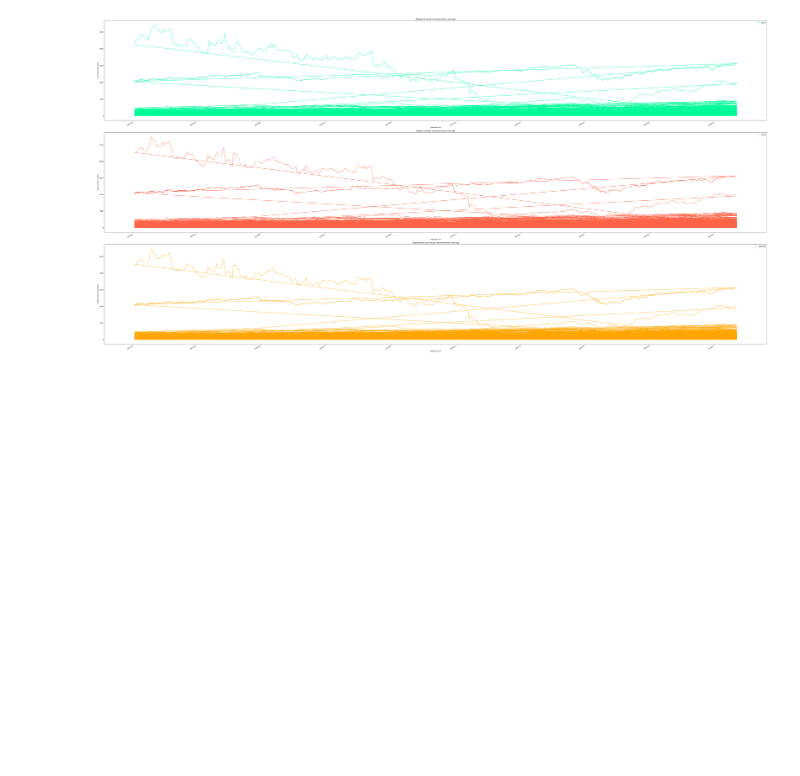
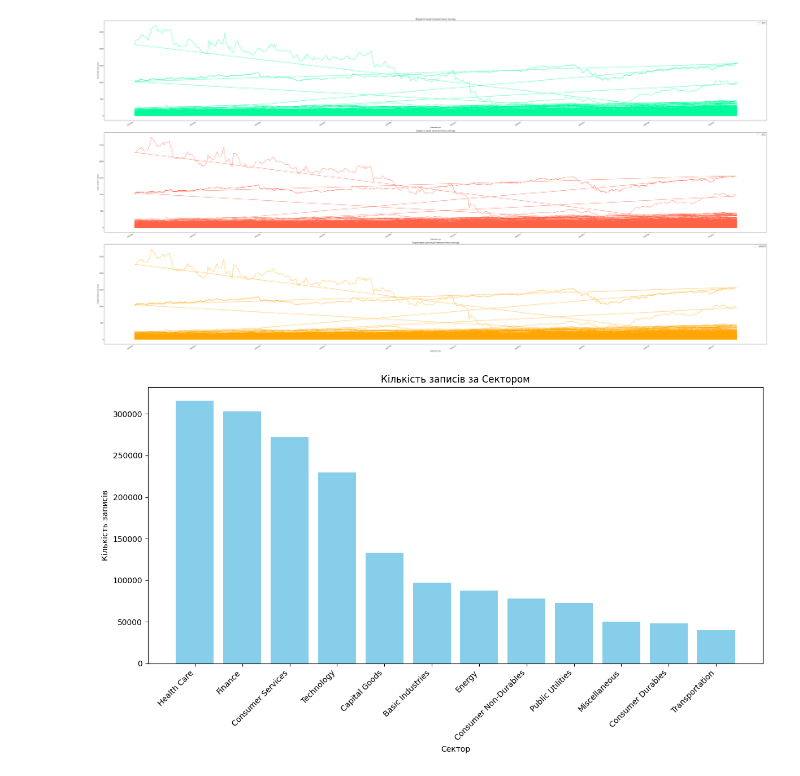
Before and after one commit to wwwlovecom/my_rep, a Jupyter notebook: (присутня_на_парі)_Лабораторна_робота_9.ipynb, the cells around one changed output. Saved outputs shown, nothing was run; the diff lists cells and outputs as text; code cells hidden in the pictures; blank space fills up the shorter version.

```diff
--- a/(присутня_на_парі)_Лабораторна_робота_9.ipynb
+++ b/(присутня_на_парі)_Лабораторна_робота_9.ipynb
@@ -314,3 +314,19 @@ plt.tight_layout()
 plt.show()
 # %% [output]
 [figure]
+# %%
+from pyspark.sql import functions as F
+
+sector_counts = data.groupBy("sector").count().orderBy(F.col("count").desc())
+sector_counts_pd = sector_counts.toPandas()
+
+plt.figure(figsize=(12, 7))
+plt.bar(sector_counts_pd["sector"], sector_counts_pd["count"], color='skyblue')
+plt.xlabel("Сектор")
+plt.ylabel("Кількість записів")
+plt.title("Кількість записів за Сектором")
+plt.xticks(rotation=45, ha="right")
+plt.tight_layout()
+plt.show()
+# %% [output]
+[figure, added]
```
